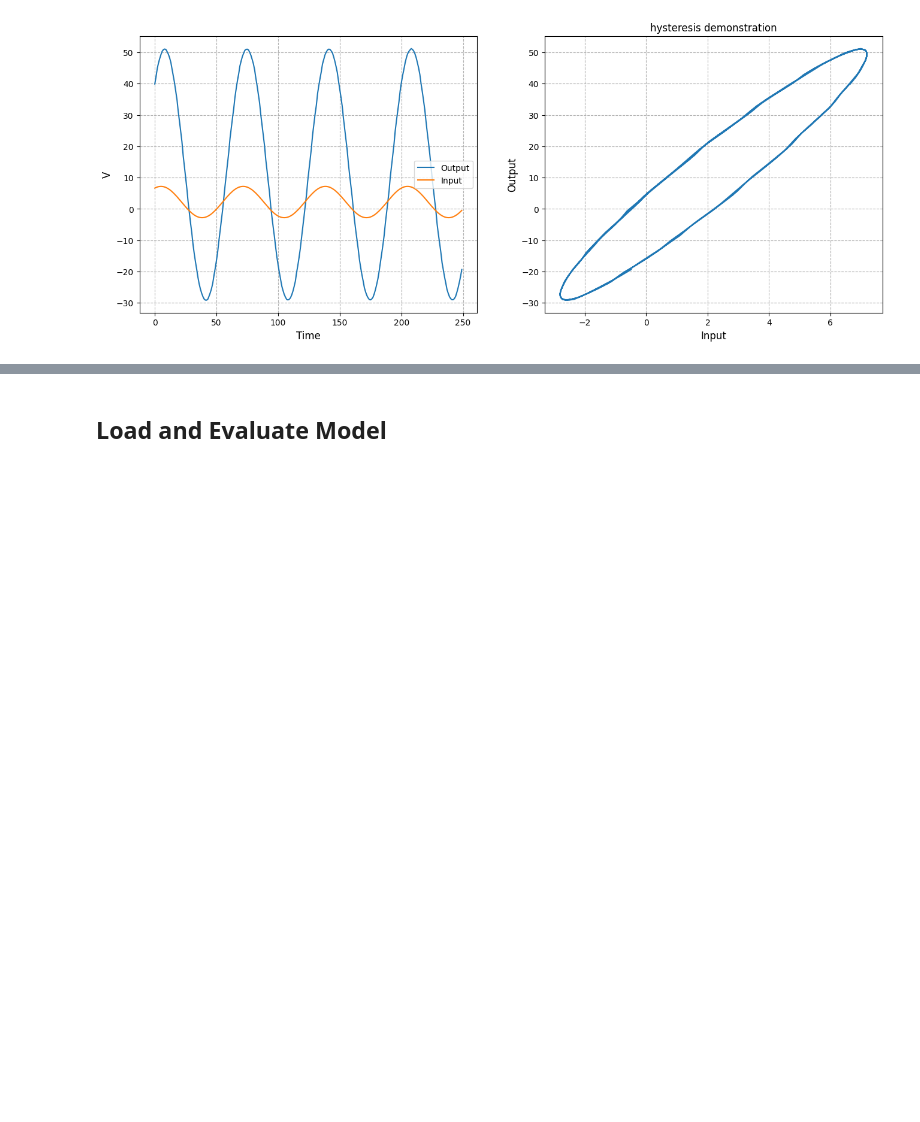
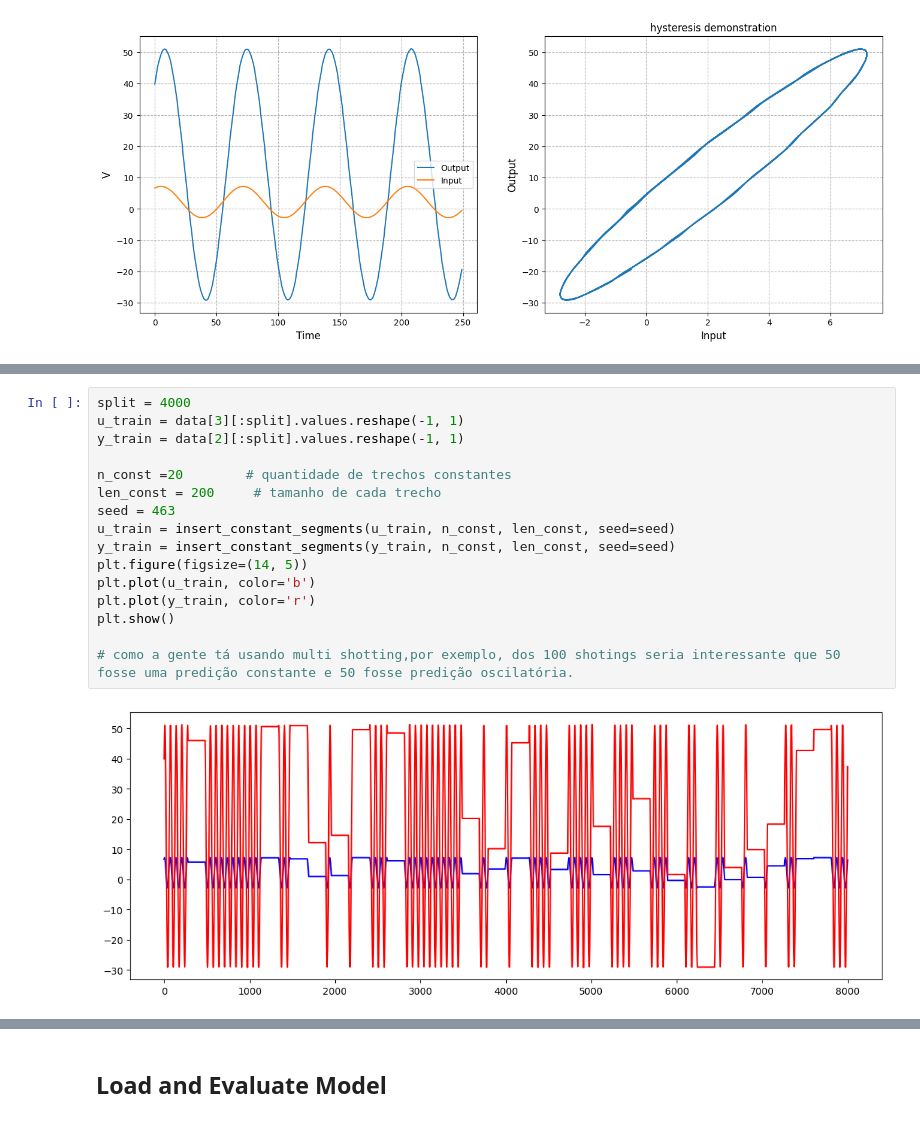
Before and after one commit to RafaelGAT108/mggp_model, a Jupyter notebook: 01_MGGP_Regression_hysteresis.ipynb, the cells around one changed output, grey strips where cells are left out. Cells and saved outputs as stored; diff of their text form; blank space fills up the shorter version.

```diff
--- a/01_MGGP_Regression_hysteresis.ipynb
+++ b/01_MGGP_Regression_hysteresis.ipynb
@@ -593 +993,19 @@ plt.show()
+# %%
+split = 4000
+u_train = data[3][:split].values.reshape(-1, 1)
+y_train = data[2][:split].values.reshape(-1, 1)
+
+n_const =20        # quantidade de trechos constantes
+len_const = 200     # tamanho de cada trecho
+seed = 463
+u_train = insert_constant_segments(u_train, n_const, len_const, seed=seed)
+y_train = insert_constant_segments(y_train, n_const, len_const, seed=seed)
+plt.figure(figsize=(14, 5))
+plt.plot(u_train, color='b')
+plt.plot(y_train, color='r')
+plt.show()
+
+# como a gente tá usando multi shotting,por exemplo, dos 100 shotings seria interessante que 50 fosse uma predição constante e 50 fosse predição oscilatória.
+# %% [output]
+[figure, added]
 # %%
```
Also changed, not shown: parts of 15 cells of this notebook, 3 other files.
